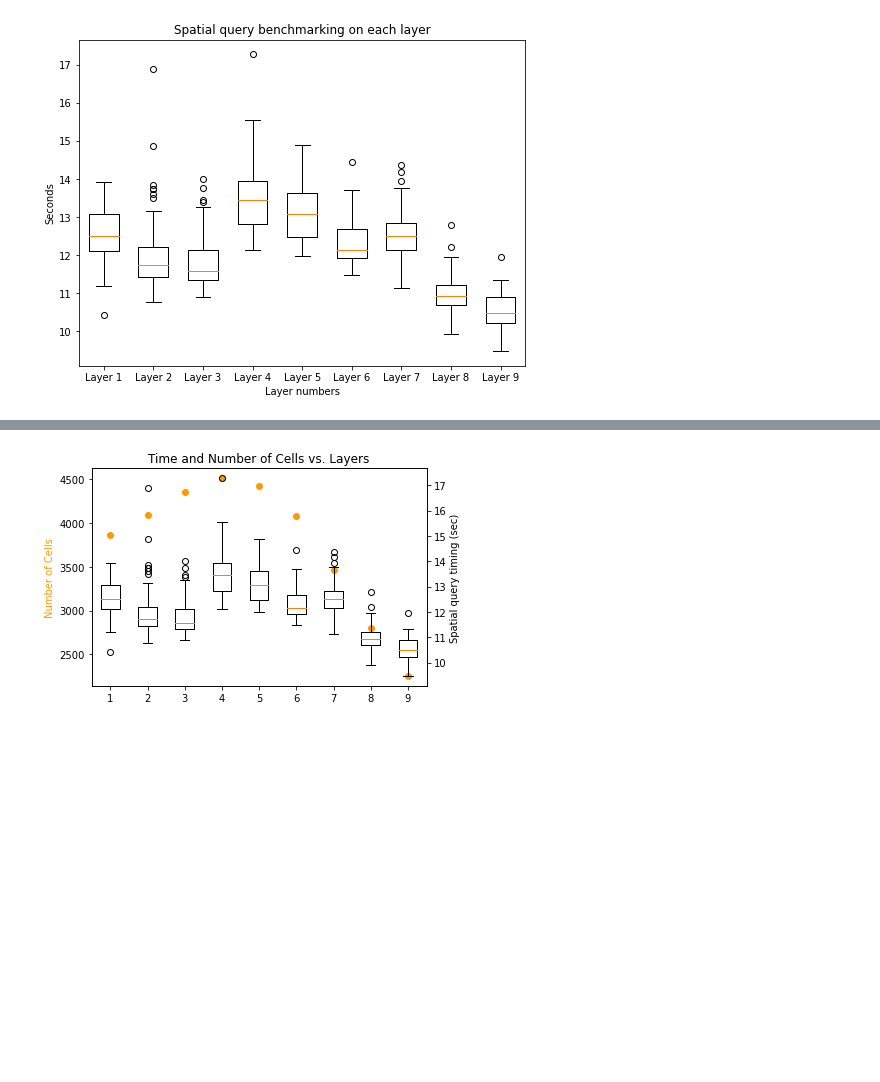
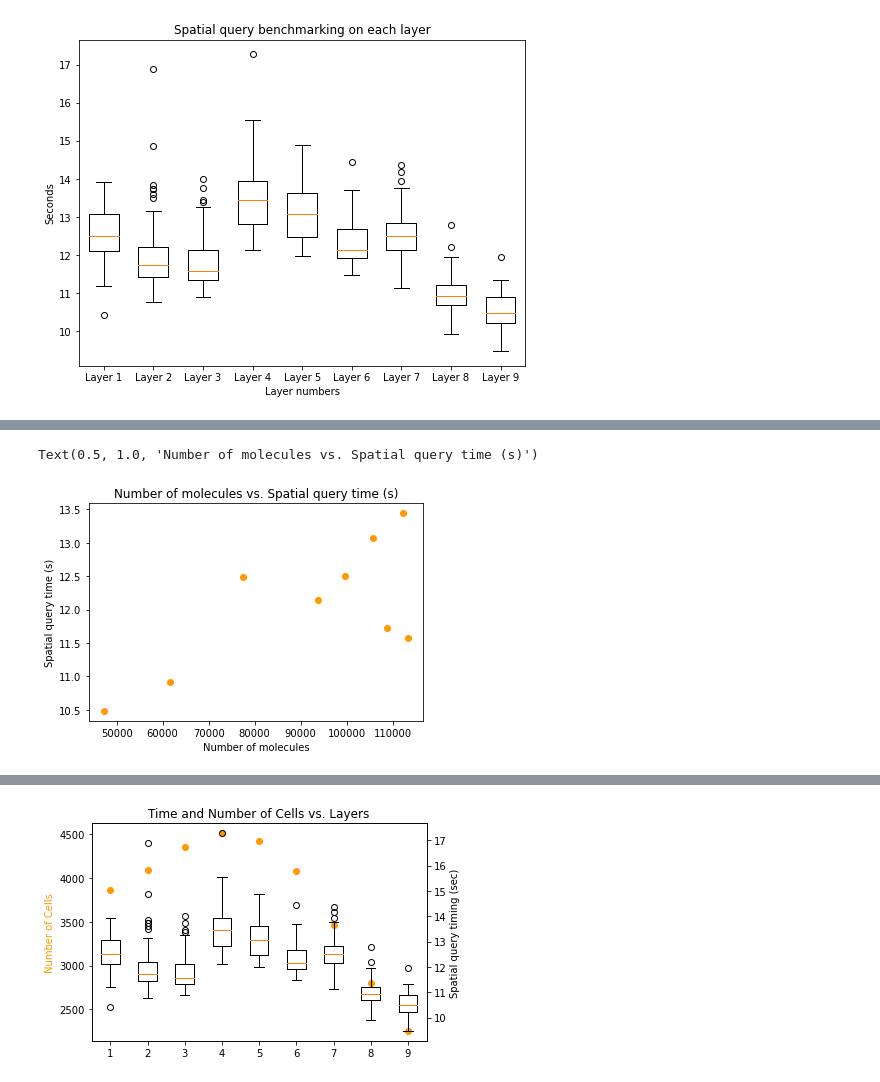
Before and after one commit to ccb-hms/hmc-clinic-2022-23, a Jupyter notebook: assignment_5/Notebooks/benchmarking.ipynb, the cells around one changed output, grey strips where cells are left out. Saved outputs shown, nothing was run; the diff lists cells and outputs as text; code cells hidden in the pictures; blank space fills up the shorter version.

```diff
--- a/assignment_5/Notebooks/benchmarking.ipynb
+++ b/assignment_5/Notebooks/benchmarking.ipynb
@@ -164,0 +228,8 @@ plt.show()
+# %%
+plt.scatter(num_molecules, median_times, color='#ff9900ff', marker='o');
+plt.xlabel("Number of molecules");
+plt.ylabel("Spatial query time (s)");
+plt.title("Number of molecules vs. Spatial query time (s)")
+# %% [output]
+Text(0.5, 1.0, 'Number of molecules vs. Spatial query time (s)')
+[figure, added]
```
Also changed, not shown: parts of 10 cells of this notebook.
